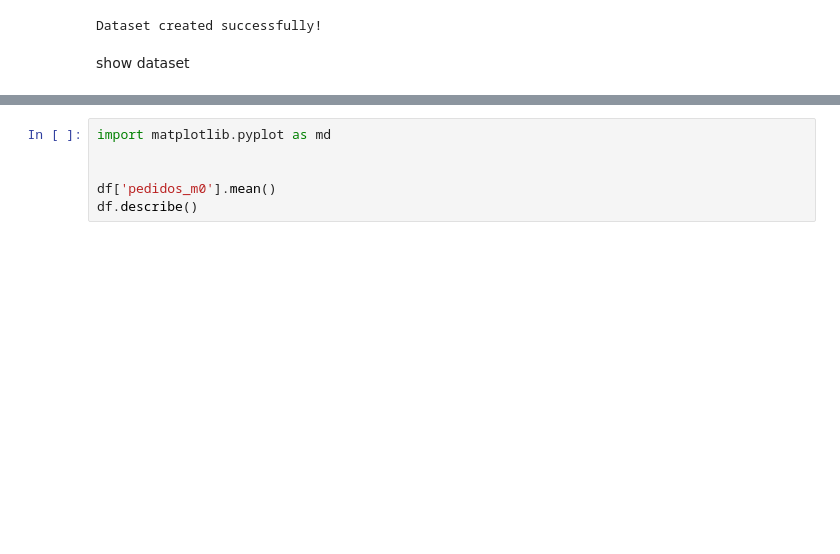
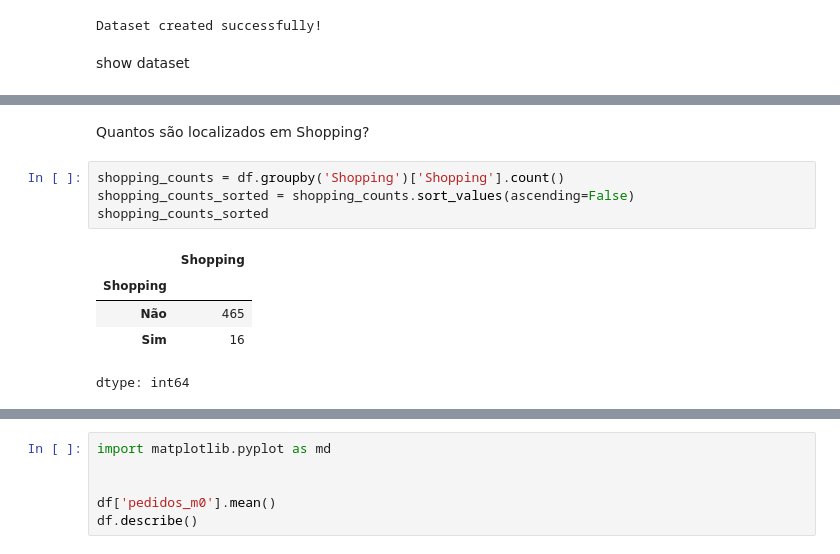
Before and after one commit to canasep/mack_projeto1, a Jupyter notebook: codes/PROJETO_APLICADO_1.ipynb, the cells around one changed output, grey strips where cells are left out. Saved outputs shown, nothing was run; the diff lists cells and outputs as text; blank space fills up the shorter version.

```diff
--- a/codes/PROJETO_APLICADO_1.ipynb
+++ b/codes/PROJETO_APLICADO_1.ipynb
@@ -42,0 +98,12 @@ df.head()
+# %% [markdown]
+Quantos são localizados em Shopping?
+# %%
+shopping_counts = df.groupby('Shopping')['Shopping'].count()
+shopping_counts_sorted = shopping_counts.sort_values(ascending=False)
+shopping_counts_sorted
+# %% [output]
+|  | Shopping |
+| Shopping |  |
+| Não | 465 |
+| Sim | 16 |
+dtype: int64
```
Also changed, not shown: parts of 9 cells of this notebook.
